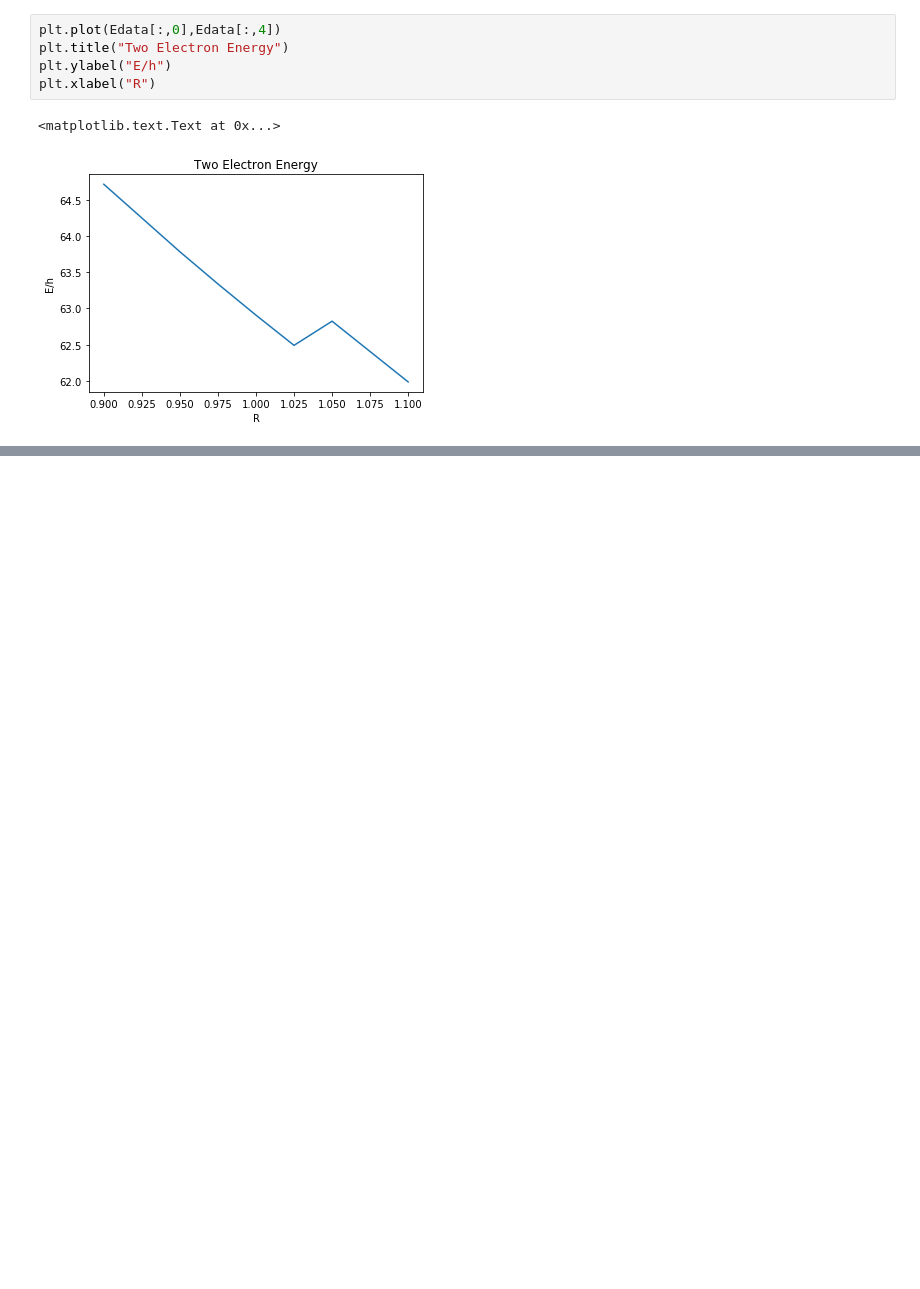
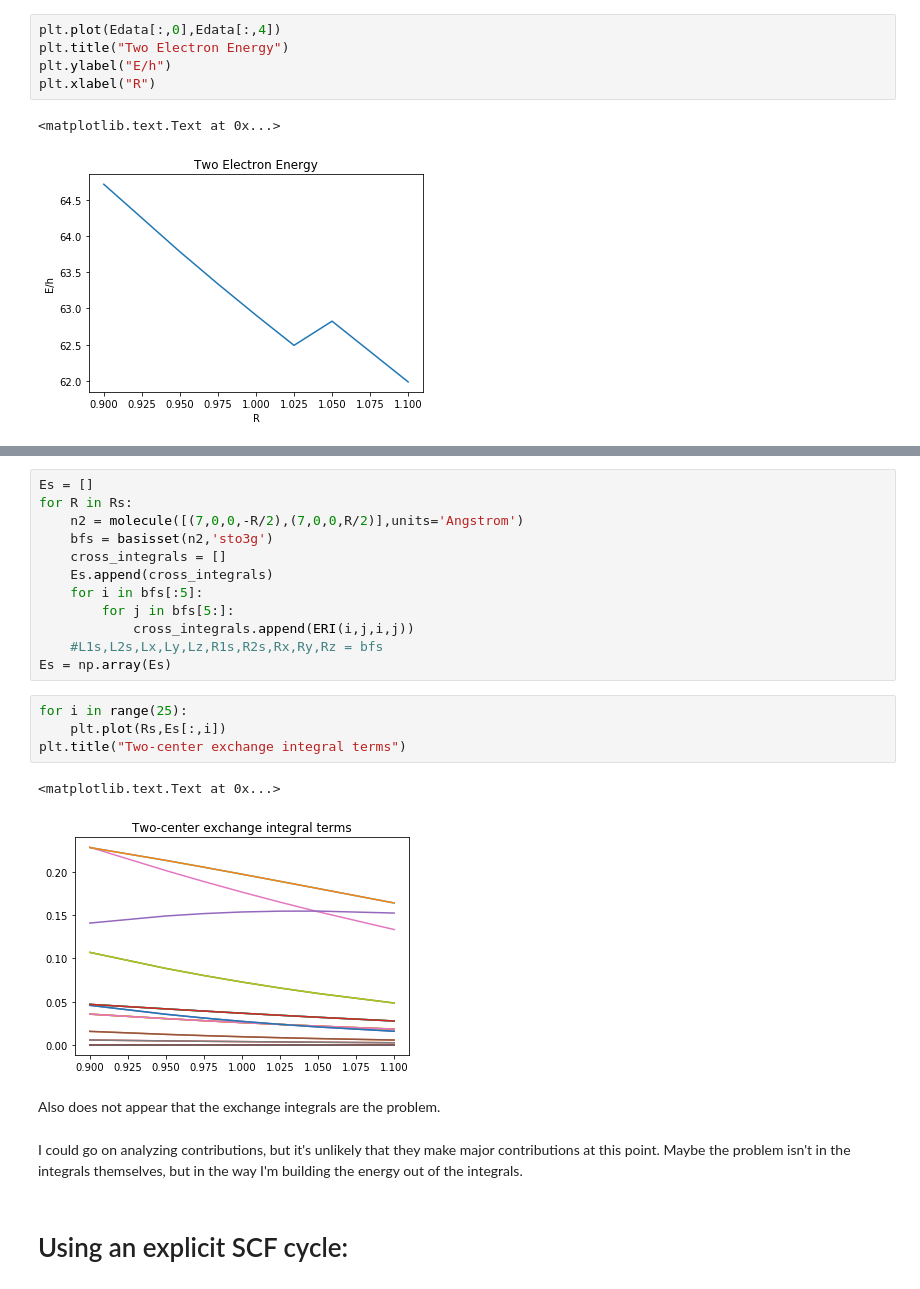
Before and after one commit to rpmuller/pyquante2, a Jupyter notebook: othertests/simen-n2.ipynb, the cells around one changed output, grey strips where cells are left out. Drawn from its saved outputs; the diff is of its cells as text; blank space fills up the shorter version.

```diff
--- a/othertests/simen-n2.ipynb
+++ b/othertests/simen-n2.ipynb
@@ -191,0 +202,25 @@ plt.xlabel("R")
+# %%
+Es = []
+for R in Rs:
+    n2 = molecule([(7,0,0,-R/2),(7,0,0,R/2)],units='Angstrom')
+    bfs = basisset(n2,'sto3g')
+    cross_integrals = []
+    Es.append(cross_integrals)
+    for i in bfs[:5]:
+        for j in bfs[5:]:
+            cross_integrals.append(ERI(i,j,i,j))
+    #L1s,L2s,Lx,Ly,Lz,R1s,R2s,Rx,Ry,Rz = bfs
+Es = np.array(Es)
+# %%
+for i in range(25):
+    plt.plot(Rs,Es[:,i])
+plt.title("Two-center exchange integral terms")
+# %% [output]
+<matplotlib.text.Text at 0x...>
+[figure, added]
+# %% [markdown]
+Also does not appear that the exchange integrals are the problem.
+# %% [markdown]
+I could go on analyzing contributions, but it's unlikely that they make major contributions at this point. Maybe the problem isn't in the integrals themselves, but in the way I'm building the energy out of the integrals.
+# %% [markdown]
+# Using an explicit SCF cycle:
```
Also changed, not shown: parts of 20 cells of this notebook.
